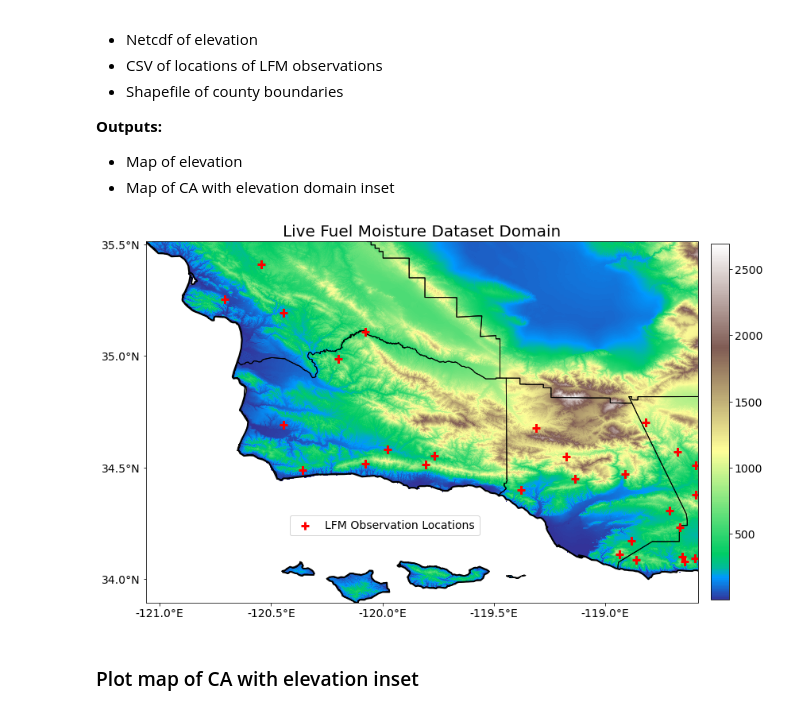
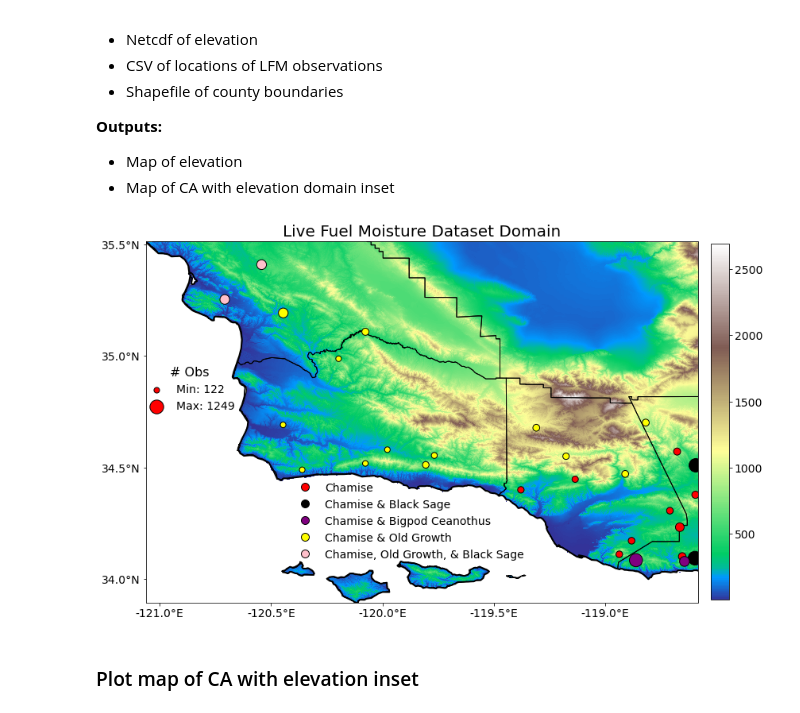
Before and after one commit to kcvarga7/sba_lfm_1987-2019, a Jupyter notebook: 8.1.plot.elev.map.ipynb, the cells around one changed output. Cells and saved outputs as stored; diff of their text form; code cells hidden in the pictures.

Commit message:
Updated elevation map with observation site details, including fuel types and number of observations

```diff
--- a/8.1.plot.elev.map.ipynb
+++ b/8.1.plot.elev.map.ipynb
@@ -66,6 +66,24 @@ colors_land = plt.cm.terrain(np.linspace(0.25, 1, 200))
 colors = np.vstack((colors_undersea, colors_land))
 cut_terrain_map = mcolors.LinearSegmentedColormap.from_list('cut_terrain', colors)
 # %%
+# Define color mapping and naming for fuel combinations
+fuel_colors = {
+    "['chamise']": 'red',
+    "['sage_black', 'chamise']": 'black',
+    "['ceanothus_bigpod', 'chamise']": 'purple',
+    "['chamise_old_growth', 'chamise']": 'yellow',
+    "['sage_black', 'chamise_old_growth', 'chamise']": 'pink'
+}
+
+combo_labels = ['Chamise','Chamise & Black Sage', 'Chamise & Bigpod Ceanothus',
+                'Chamise & Old Growth', 'Chamise, Old Growth, & Black Sage']
+
+# Scale n_obs to reasonable marker sizes (adjust these values as needed)
+min_size, max_size = 50, 300
+obs_df['marker_size'] = np.interp(obs_df['n_obs'],
+                                 (obs_df['n_obs'].min(), obs_df['n_obs'].max()),
+                                 (min_size, max_size))
+
 # Extract latitude and longitude values and set extent
 lon = elev_da['longitude'].values
 lat = elev_da['latitude'].values
@@ -77,44 +95,80 @@ lat_ticks = [34, 34.5, 35, 35.5]
 
 # Create figure
 fig, ax = plt.subplots(figsize=(15, 15), subplot_kw={'projection': ccrs.PlateCarree()})
 
 # Add coastlines and county lines
 ax.coastlines(lw=2)
-ax.add_feature(counties_shp)
+ax.add_feature(counties_shp, zorder=1)
 
 # Create terrain normalization level
-norm = FixPointNormalize(sealevel=250, vmax=data.max())
+norm = FixPointNormalize(sealevel=250, vmax=elev_da.max())
 
 # Create map of elevation data
-# Ensure origin is in the lower left and set interpolation to 'none'
 im = ax.imshow(elev_da, cmap='terrain', norm=norm, origin='lower', extent=extent,
                transform=ccrs.PlateCarree(), interpolation='none')
 
-# Plot LFM observation locations
-ax.scatter(obs_df['longitude'], obs_df['latitude'], zorder=3,
-           transform=ccrs.PlateCarree(), s=120, marker='+',
-           color='red', linewidth=3, label='LFM Observation Locations')
+# Plot LFM observation locations with different colors and sizes
+for i, fuel_combo in enumerate(fuel_colors):
+    subset = obs_df[obs_df['fuel'] == fuel_combo]
+    ax.scatter(subset['longitude'], subset['latitude'],
+              s=subset['marker_size'],
+              c=fuel_colors[fuel_combo],
+              marker='o',  # Changed to circle for better size visibility
+              transform=ccrs.PlateCarree(),
+              label=combo_labels[i],
+              edgecolors='black', linewidths=1,
+              zorder=5)
 
 # Add the latitude and longitude tickmarks
 ax.set_xticks(lon_ticks, crs=ccrs.PlateCarree())
 ax.set_xticklabels([f'{l:.1f}°E' for l in lon_ticks], fontsize=14)
 ax.set_yticks(lat_ticks, crs=ccrs.PlateCarree())
 ax.set_yticklabels([f'{l:.1f}°N' for l in lat_ticks], fontsize=14)
 
 # Add colorbar
-cbar = plt.colorbar(im, pad = 0.02, shrink = 0.55, orientation='vertical')
+cbar = plt.colorbar(im, pad=0.02, shrink=0.55, orientation='vertical')
 cbar.ax.tick_params(labelsize=14)
 
-# Add legend
-plt.legend(fontsize=14, loc='lower left', bbox_to_anchor=(0.25,0.17))
+# Create custom handles for the fuel type legend to ensure same size markers
+fuel_handles = []
+for i, fuel_combo in enumerate(fuel_colors):
+    fuel_handles.append(plt.Line2D([0], [0], marker='o', color='none',
+                                  markerfacecolor=fuel_colors[fuel_combo],
+                                  markeredgecolor='black',
+                                  markersize=10,  # Fixed size for all legend markers
+                                  label=combo_labels[i]))
+
+# Add legend for fuel types with custom handles
+legend1 = ax.legend(handles=fuel_handles,
+                   fontsize=14,
+                   loc='lower left',
+                   bbox_to_anchor=(0.25, 0.09),
+                   frameon=False)
+
+# Add a second legend for size reference
+size_legend_elements = [
+    plt.scatter([], [], s=min_size, c='red', label=f'Min: {obs_df["n_obs"].min()}', edgecolors='black', linewidths=1),
+    plt.scatter([], [], s=max_size, c='red', label=f'Max: {obs_df["n_obs"].max()}', edgecolors='black', linewidths=1)
+]
+legend2 = ax.legend(handles=size_legend_elements,
+                   fontsize=14,
+                   loc='lower left',
+                   bbox_to_anchor=(-0.02, 0.5),
+                   title='# Obs',
+                   title_fontsize=16,
+                   frameon=False)
+
+# Add both legends to the plot
+ax.add_artist(legend1)
+
 # Add title
 plt.title('Live Fuel Moisture Dataset Domain', fontsize=20)
 
 plt.show()
 fig.savefig(output_path + 'elevation.png',
             dpi = 600, bbox_inches='tight');
 # %% [output]
-[figure, old version]
+[figure, new version]
 # %% [markdown]
 ### Plot map of CA with elevation inset
 # %%
```
Also changed, not shown: 1 other file.
